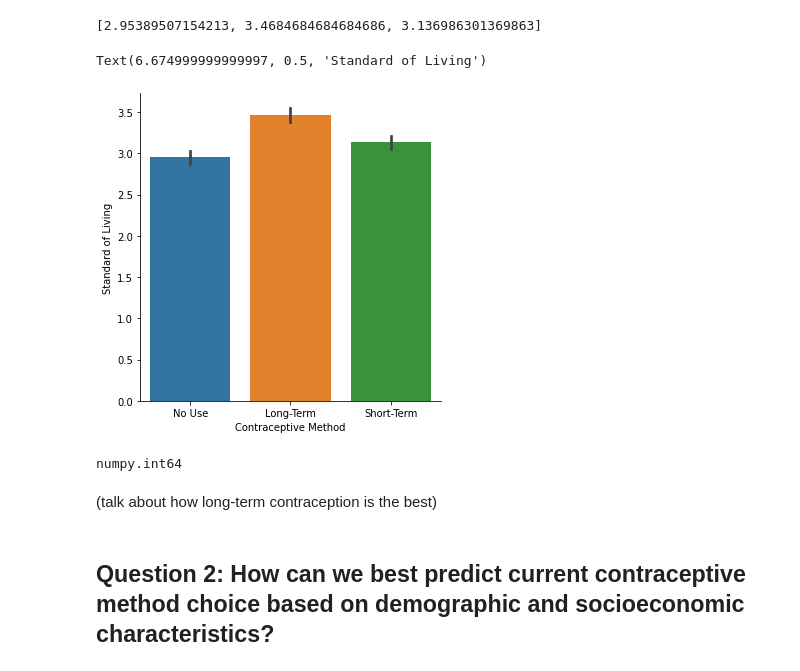
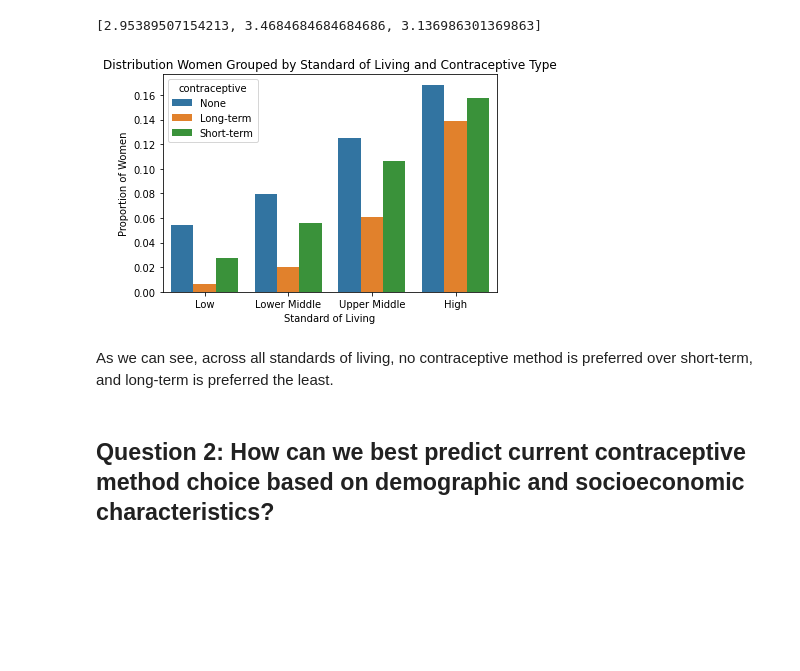
Before and after one commit to amandayuan/data100_final_contraceptive, a Jupyter notebook: contraceptive.ipynb, the cells around one changed output. Cells and saved outputs as stored; diff of their text form; code cells hidden in the pictures; blank space fills up the shorter version.

```diff
--- a/contraceptive.ipynb
+++ b/contraceptive.ipynb
@@ -324,20 +295,25 @@ bc3 = bc_socio[bc_socio['contraceptive']==3]['standard_living'].mean()
 [bc1, bc2, bc3]
 # %% [output]
 [2.95389507154213, 3.4684684684684686, 3.136986301369863]
-# %%
-sns.catplot(data=bc_socio, x='contraceptive', y='standard_living', kind='bar')
-plt.xticks([0, 1, 2], ["No Use", "Long-Term", "Short-Term"])
-plt.xlabel('Contraceptive Method')
-plt.ylabel('Standard of Living')
-# %% [output]
-Text(6.674999999999997, 0.5, 'Standard of Living')
-[figure, removed]
-# %%
-type(bc_socio['standard_living'].iloc[0])
-# %% [output]
-numpy.int64
-# %% [markdown]
-(talk about how long-term contraception is the best)
+# %%
+bc_socio = bc_socio.groupby(['standard_living','contraceptive']).agg(len)
+bc_socio = bc_socio.reset_index()
+# %%
+bc_socio['Num Women'] = bc_socio.iloc[:,2]
+bc_socio['Num Women'] = bc_socio['Num Women']/1473
+bc_socio['contraceptive'] = bc_socio['contraceptive'].replace(1,'None')
+bc_socio['contraceptive'] = bc_socio['contraceptive'].replace(2,'Long-term')
+bc_socio['contraceptive'] = bc_socio['contraceptive'].replace(3,'Short-term')
+
+fig = sns.barplot(x = 'standard_living', y = 'Num Women', hue = 'contraceptive', data = bc_socio)
+plt.xticks([0, 1, 2, 3], ["Low", "Lower Middle", "Upper Middle", 'High'])
+fig.set_xlabel('Standard of Living')
+fig.set_ylabel('Proportion of Women')
+fig.set_title('Distribution Women Grouped by Standard of Living and Contraceptive Type');
+# %% [output]
+[figure, added]
+# %% [markdown]
+As we can see, across all standards of living, no contraceptive method is preferred over short-term, and long-term is preferred the least.
 # %% [markdown]
 ## **Question 2: How can we best predict current contraceptive method choice based on demographic and socioeconomic characteristics?**
 # %% [markdown]
```
Also changed, not shown: parts of 86 cells of this notebook.
